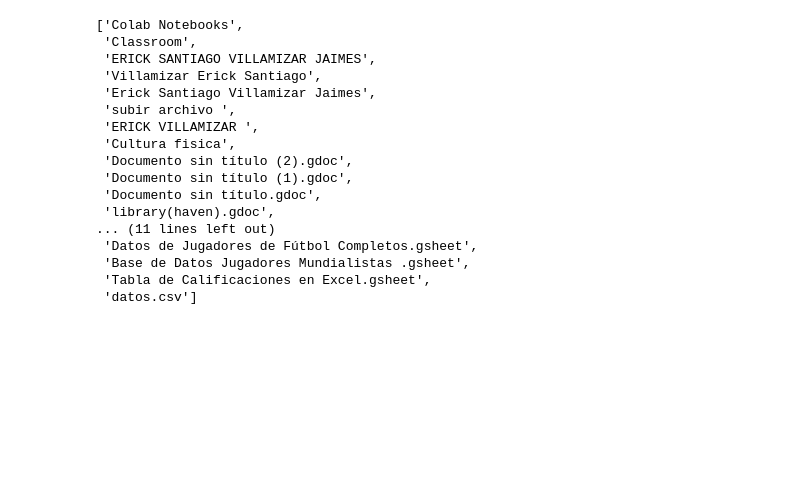
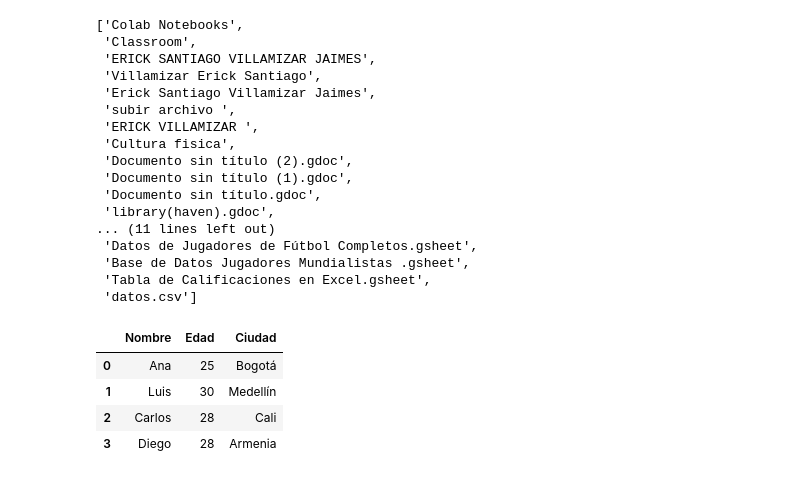
Before and after one commit to santiagovillamizarjaimes-collab/Tareas-Python-Erick, a Jupyter notebook: semana10.ipynb, the cells around one changed output. Saved outputs shown, nothing was run; the diff lists cells and outputs as text; code cells hidden in the pictures; blank space fills up the shorter version.

```diff
--- a/semana10.ipynb
+++ b/semana10.ipynb
@@ -202,3 +202,13 @@ os.listdir("/content/drive/MyDrive")
  'Base de Datos Jugadores Mundialistas .gsheet',
  'Tabla de Calificaciones en Excel.gsheet',
  'datos.csv']
+# %%
+import pandas as pd
+df = pd.read_csv(ruta)
+df
+# %% [output]
+|  | Nombre | Edad | Ciudad |
+| 0 | Ana | 25 | Bogotá |
+| 1 | Luis | 30 | Medellín |
+| 2 | Carlos | 28 | Cali |
+| 3 | Diego | 28 | Armenia |
```
